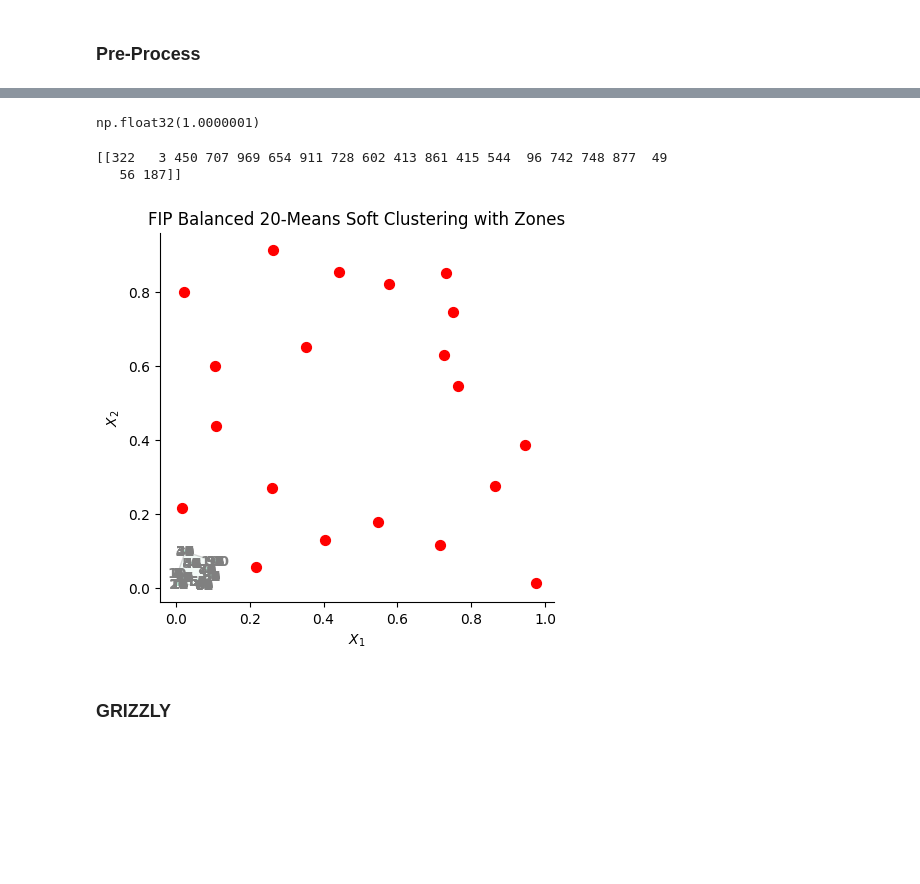
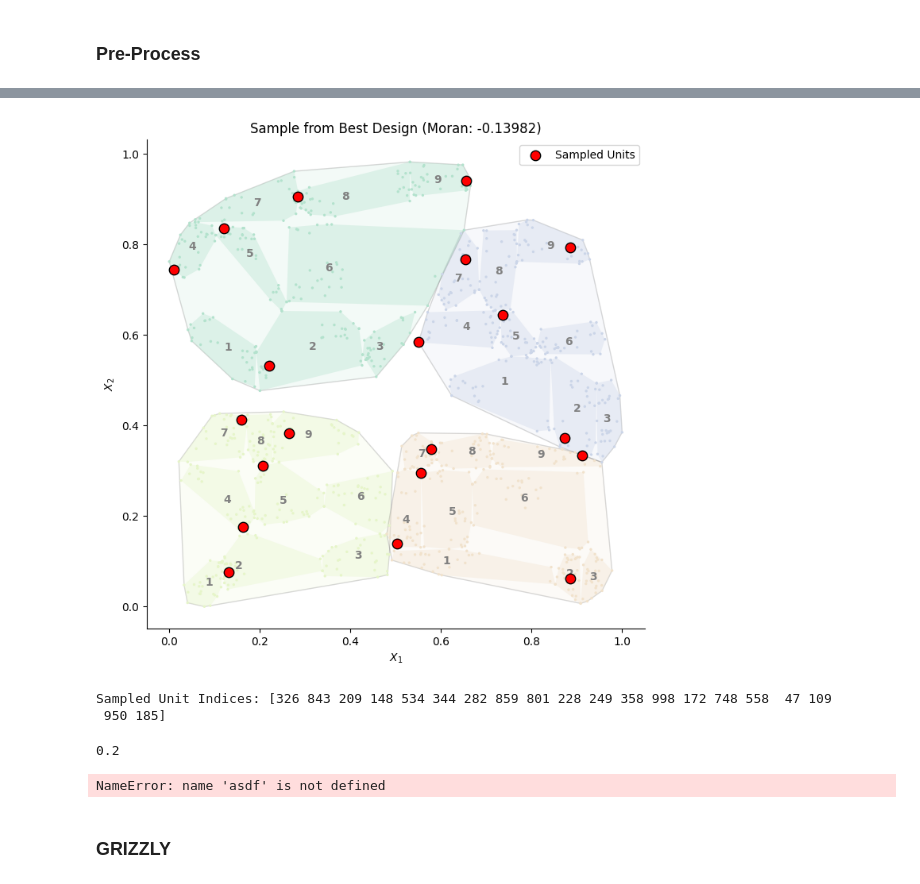
Before and after one commit to mehdimhb/graphical-sampling, a Jupyter notebook: simulations/jupyters/sampling.ipynb, the cells around one changed output, grey strips where cells are left out. Drawn from its saved outputs; the diff is of its cells as text; code cells hidden in the pictures; blank space fills up the shorter version.

```diff
--- a/simulations/jupyters/sampling.ipynb
+++ b/simulations/jupyters/sampling.ipynb
@@ -6,3 +9,15 @@
+# %%
+import os
+import ctypes
+
+# Force the dynamic linker to find libR.so before rpy2 tries to load
+try:
+    ctypes.CDLL('/usr/lib/R/lib/libR.so', mode=ctypes.RTLD_GLOBAL)
+except Exception as e:
+    print(f"Manual link failed: {e}")
+
+os.environ['R_HOME'] = '/usr/lib/R'
+os.environ['LD_LIBRARY_PATH'] = '/usr/lib/R/lib'
 # %%
 import os
 import glob
@@ -226,33 +331,53 @@ SUCCESS: Inclusion probabilities are preserved!
-# %%
-initial_design.all_samples_and_probs[1].sum()
-# %% [output]
-np.float32(1.0000001)
 # %%
 import matplotlib.pyplot as plt
 
-# create figure and axis
-fig, ax = plt.subplots()
+# 1. Create the figure and axis
+fig, ax = plt.subplots(figsize=(10, 8))
 
-# first layer: the background plot
-criteria = gs.criteria.MoranCriteria()
-gbfs = gs.search.GreedyBestFirstSearch([initial_design], criteria)
+# 2. Use the best design found from your simulation
+# No need to wrap it in GBFS yet unless you want to start the search
+best_design = initial_design
 
-fbn.plot(mode='soft', ax=ax)   # if the function supports ax
+# 3. Draw the background (Clustering and Zones)
+# We use the 'fbn' object that corresponds to our best design's parameters
+fbn.plot(mode='soft', ax=ax)
 
-# sample one design point
-sample = gbfs.best_design.sample(1)
-print(sample)
-# coordinates of the population
-coords = gbfs.best_design.pop.coords
+# 4. Extract a SINGLE sample (returns a 2D array)
+# sample[0] gives the list of indices for that one specific sample
+sample_indices = best_design.sample(1)[0]
 
-# scatter layer
-ax.scatter(coords[sample, 0], coords[sample, 1], color='red', s=50, zorder=10)
+# 5. Coordinates of the population
+all_coords = best_design.pop.coords
 
+# 6. Scatter the sampled points in Red
+# We index the coordinates using our sampled IDs
+ax.scatter(
+    all_coords[sample_indices, 0],
+    all_coords[sample_indices, 1],
+    color='red',
+    s=80,
+    edgecolors='black',
+    label='Sampled Units',
+    zorder=15  # High zorder to be on top
+)
+
+ax.set_title(f"Sample from Best Design (Moran: {initial_moran:.5f})")
+ax.legend()
 plt.show()
+
+print(f"Sampled Unit Indices: {sample_indices}")
 # %% [output]
+[figure, new version]
-[[322   3 450 707 969 654 911 728 602 413 861 415 544  96 742 748 877  49
-   56 187]]
+Sampled Unit Indices: [326 843 209 148 534 344 282 859 801 228 249 358 998 172 748 558  47 109
+ 950 185]
-[figure, old version]
+# %%
+5/25
+# %% [output]
+0.2
+# %%
+print(asdf)
+# %% [output]
+NameError: name 'asdf' is not defined
 # %%
 # srs_var = N**2 * (1-n/N) * np.var(variable)/n
 
```
Also changed, not shown: parts of 32 cells of this notebook, 6 other files.
